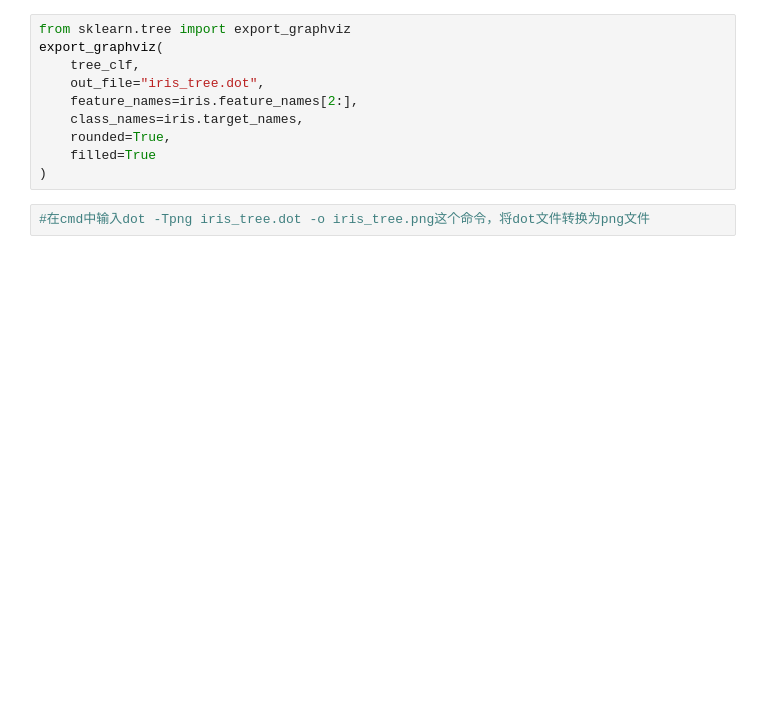
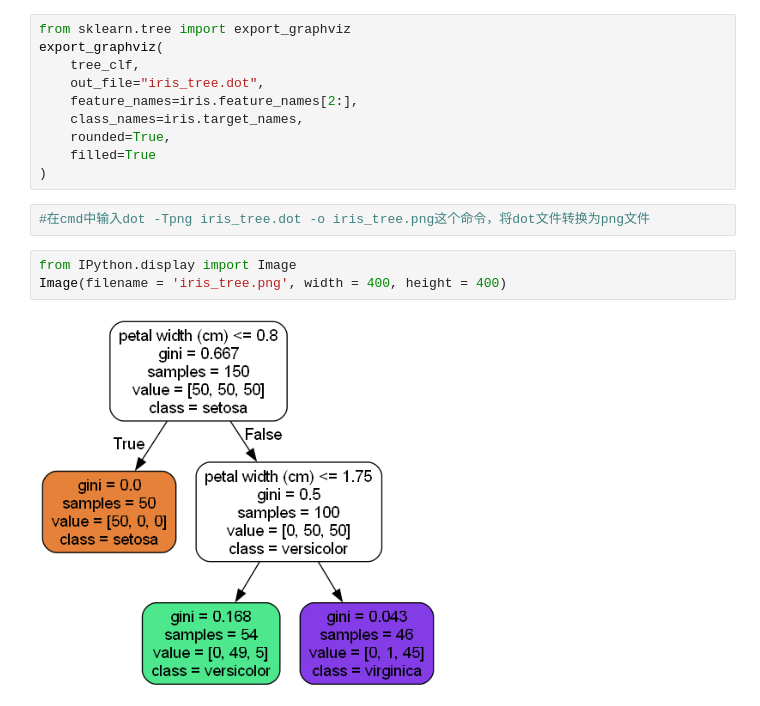
Before and after one commit to FuYun-6/weekly-code, a Jupyter notebook: 树模型的可视化.ipynb, the cells around one changed output. Cells and saved outputs as stored; diff of their text form; blank space fills up the shorter version.

```diff
--- a/树模型的可视化.ipynb
+++ b/树模型的可视化.ipynb
@@ -20,3 +20,8 @@ export_graphviz(
 )
 # %%
 #在cmd中输入dot -Tpng iris_tree.dot -o iris_tree.png这个命令，将dot文件转换为png文件
+# %%
+from IPython.display import Image
+Image(filename = 'iris_tree.png', width = 400, height = 400)
+# %% [output]
+[figure, added]
```
